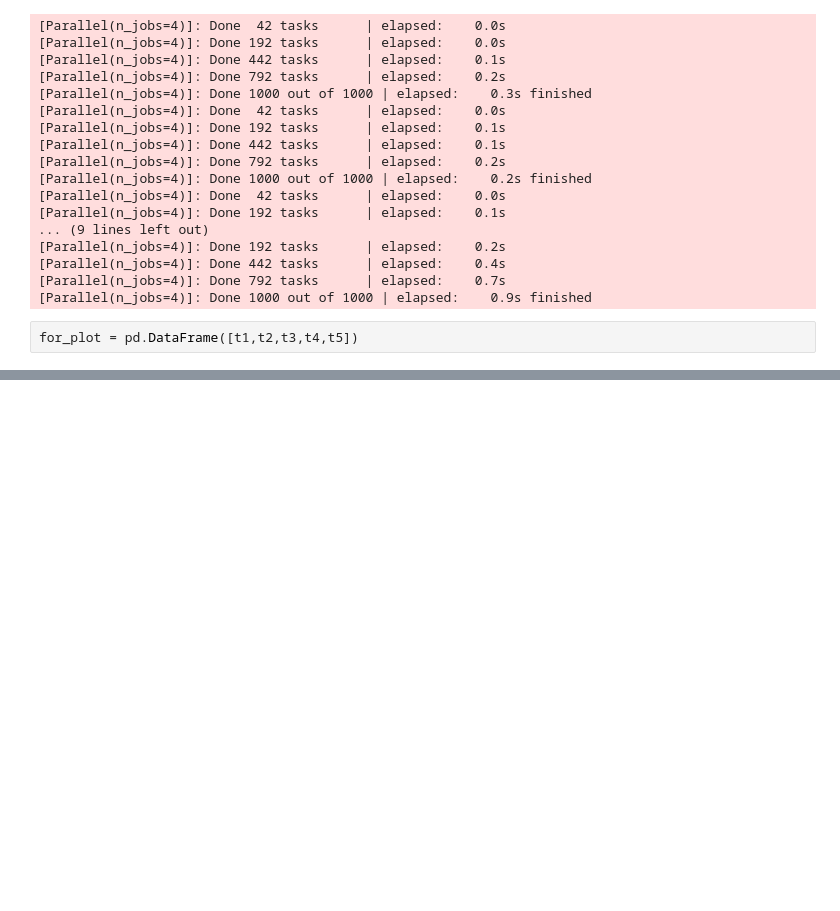
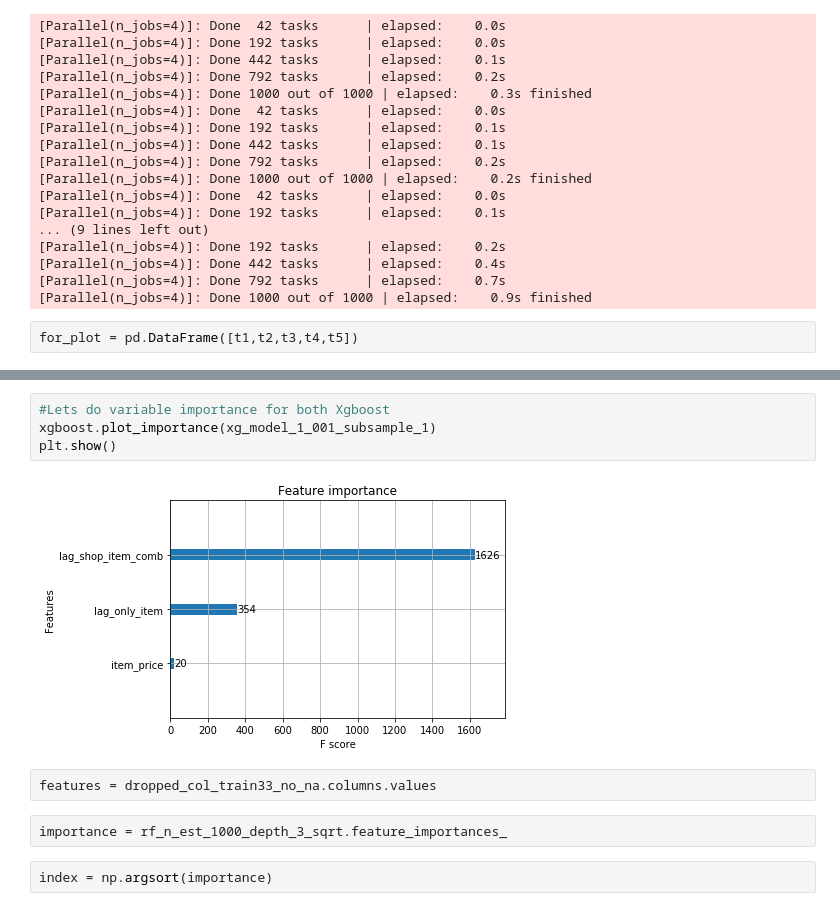
Before and after one commit to Fenil3510/Summer_Kernels, a Jupyter notebook: Future_Sales/Prediction_Zone.ipynb, the cells around one changed output, grey strips where cells are left out. Saved outputs shown, nothing was run; the diff lists cells and outputs as text; blank space fills up the shorter version.

```diff
--- a/Future_Sales/Prediction_Zone.ipynb
+++ b/Future_Sales/Prediction_Zone.ipynb
@@ -433,0 +406,12 @@ plt.show()
+# %%
+#Lets do variable importance for both Xgboost
+xgboost.plot_importance(xg_model_1_001_subsample_1)
+plt.show()
+# %% [output]
+[figure, added]
+# %%
+features = dropped_col_train33_no_na.columns.values
+# %%
+importance = rf_n_est_1000_depth_3_sqrt.feature_importances_
+# %%
+index = np.argsort(importance)
```
Also changed, not shown: parts of 47 cells of this notebook, 1 other file.
